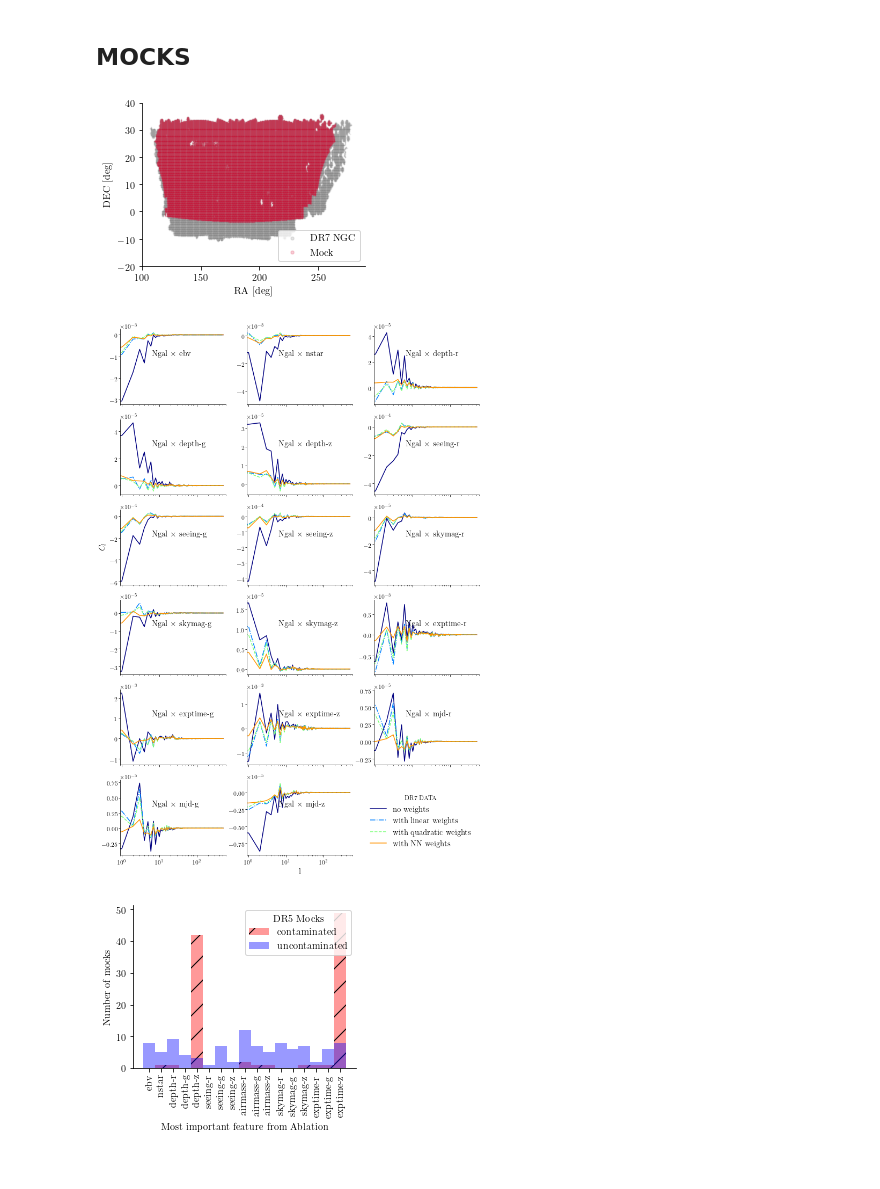
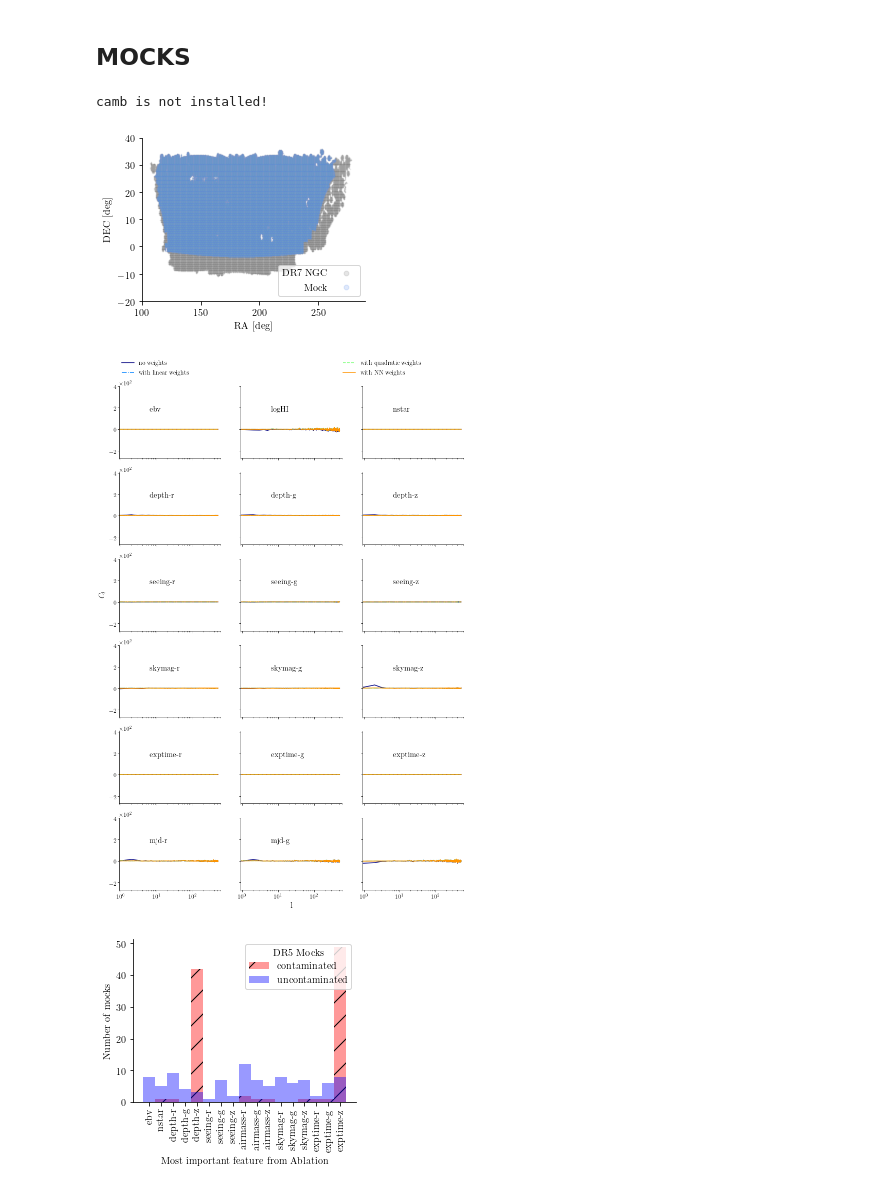
Before and after one commit to mehdirezaie/SYSNet, a Jupyter notebook: dataviz/DLpaper_plots.ipynb, the cells around one changed output. Cells and saved outputs as stored; diff of their text form; code cells hidden in the pictures.

```diff
--- a/dataviz/DLpaper_plots.ipynb
+++ b/dataviz/DLpaper_plots.ipynb
@@ -324,36 +411,37 @@ def plot_mock_on_dr(maskm, maskd):
     'legend.fontsize': 10,
     'xtick.labelsize': 10,
     'ytick.labelsize': 10,
     'text.usetex': True,
     'figure.figsize': [4, 3],
     'font.family':'serif',
     'font.size':10
     }
     plt.rcParams.update(params)
 
 
     mockm  = hp.read_map(maskm, verbose=False).astype('bool')
     mockd  = hp.read_map(maskd, verbose=False).astype('bool')
     radecm = hpix2radec(256, np.argwhere(mockm).flatten())
     radecd = hpix2radec(256, np.argwhere(mockd).flatten())
     ramm   = radecd[0] > 300
     radecd[0][ramm] -= 360.
 
 
     plt.figure()
     plt.scatter(*radecd, 0.1, marker='o', color='grey',    label='DR7 NGC', alpha=0.2)
-    plt.scatter(*radecm, 0.1, marker='o', color='crimson', label='Mock',    alpha=0.2)
+    plt.scatter(*radecm, 0.1, marker='o', color='cornflowerblue', label='Mock',    alpha=0.2)
     plt.axis([100., 290., -20., 40.])
-    plt.legend(markerscale=10)
+    plt.legend(markerscale=15, markerfirst=False)
     plt.xlabel('RA [deg]')
     plt.ylabel('DEC [deg]')
     plt.savefig('./figs/mockondr.png', bbox_inches='tight', dpi=300)
     #
 maskm = '/Volumes/TimeMachine/data/mocks/mask.hp.256.fits'
 maskd = '/Volumes/TimeMachine/data/DR7/mask.hp.256.fits'
 plot_mock_on_dr(maskm, maskd)
 # %% [output]
+camb is not installed!
-[figure, old version]
+[figure, new version]
 # %%
 def plot_cl_cross_dr(config):
     params = {
@@ -375,20 +463,24 @@ def plot_cl_cross_dr(config):
     ND = len(config['crosscl']['flb'])
     c  = plt.cm.jet
     ls = 5*['-','-.','--', '-']
-    pltarg = dict(ncols=3, nrows=6, sharex=True, figsize=(3*4, 6*3))
+    pltarg = dict(ncols=3, nrows=6, sharex=True, figsize=(3*4, 6*3), sharey=True)
     tckfmt = dict(style='sci', axis='y', scilimits=(0,0))
-    lgnarg = dict(bbox_to_anchor=(1.1, 0.9), frameon=False, ncol=1,
-                  title=config['crosscl']['title'], fontsize=15)
+#     lgnarg = dict(bbox_to_anchor=(1.1, 0.9), frameon=False, ncol=1,
+#                   title=config['crosscl']['title'], fontsize=15)
+    lgnarg = dict(ncol=2,frameon=False,
+                 bbox_to_anchor=(0, 1.1, 3, 0.4), loc="lower left",
+                mode="expand", borderaxespad=0)
     xlim   = (.9, 600)
     ylim   = (-1.2, 1.2)
+    clsys  = np.load(config['crosscl']['clsys']).item()
     #
     #  PLOT
     #
-    def add_plot(fs, a, color='b', label='none', ls='-'):
+    def add_plot(fs, a, color='b', label='none', ls='-', clsys=clsys):
         d = np.load(fs).item()
         for i in range(d['cross'].shape[0]):
             l = np.arange(d['cross'][i, :].size)
-            cl= d['cross'][i, :]
+            cl= d['cross'][i, :] / clsys['cross'][i, :]
             a[i].plot(l, cl, color=color, label=label, linestyle=ls)
 
     f,a    = plt.subplots(**pltarg)
@@ -396,22 +488,23 @@ def plot_cl_cross_dr(config):
     a = a.flatten()
     for i, fi in enumerate(config['crosscl']['flb']):
         add_plot(config['crosscl']['clpath'](fi), a, c(i/ND), config['crosscl']['lb'][i], ls[i])
-    for i in range(len(a)-1):
+    for i in range(len(a)):
         if i ==6:a[i].set_ylabel(r'$C_l$')
         if i ==16:a[i].set_xlabel('l')
-        if i<17:a[i].text(0.3,0.65, r'Ngal $\times$ %s'\
+        if i<17:a[i].text(0.3,0.65, r'%s'\
                           %config['crosscl']['xticks'][i], transform=a[i].transAxes, fontsize=15)
         a[i].ticklabel_format(**tckfmt)
         a[i].tick_params(axis='y', pad=1.0)
-    a[16].legend(**lgnarg)
-    f.delaxes(a[17])
-    plt.xscale('log')
-    plt.xlim(*xlim)
-    #plt.ylim(*ylim)
+        a[i].set_xscale('log')
+        a[i].set_xlim(*xlim)
+        #ax[i].set_ylim(*ylim)
+    a[0].legend(**lgnarg)
+    #f.delaxes(a[17])
+
     plt.savefig(config['crosscl']['ouname'], bbox_inches='tight')
 plot_cl_cross_dr(config)
 # %% [output]
-[figure, old version]
+[figure, new version]
 # %%
 def plot_ablation(config):
     params = {
```
Also changed, not shown: parts of 5 cells of this notebook, 5 other files.
